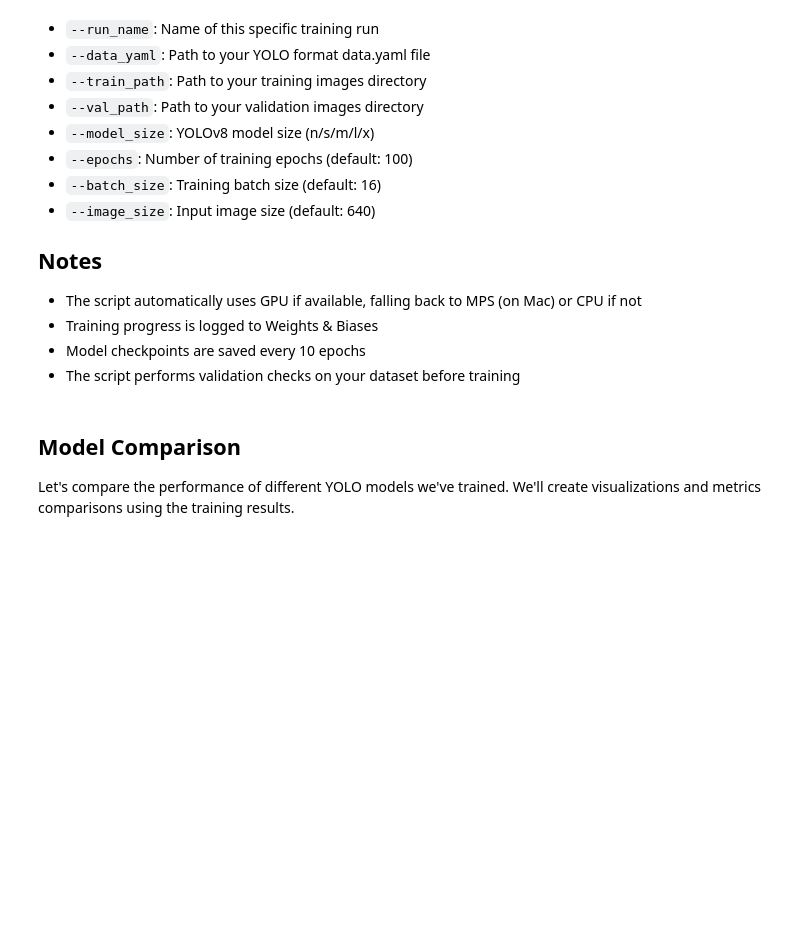
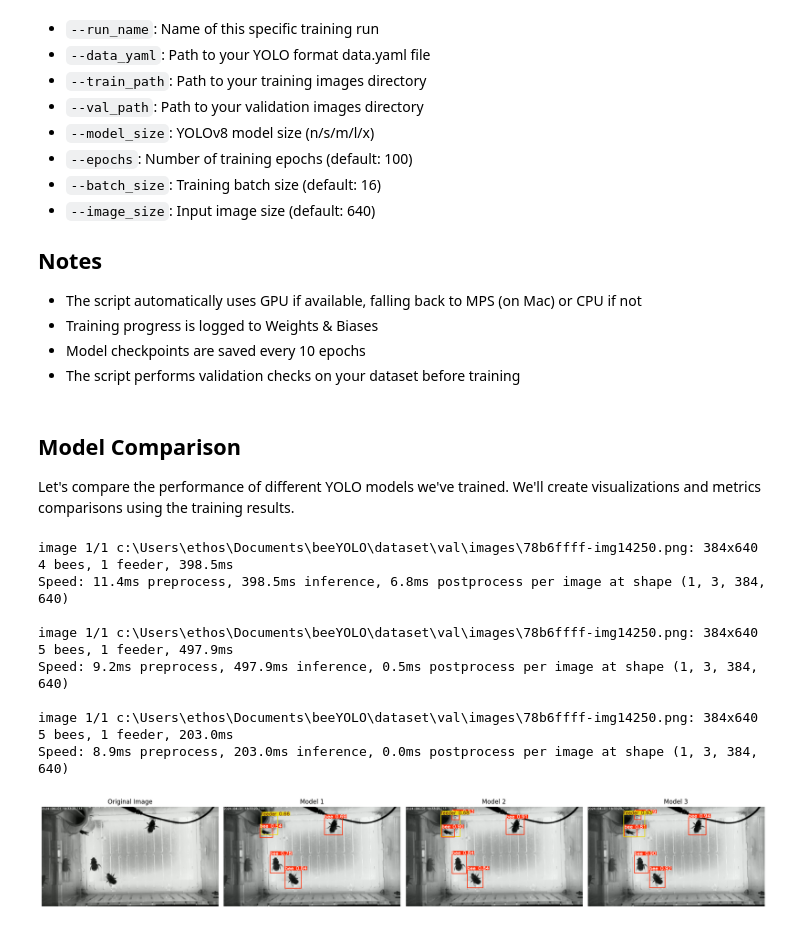
Before and after one commit to BEEhaviourLab/BEEhaviourLab-YOLO-training, a Jupyter notebook: 02_YOLO_model_training.ipynb, the cells around one changed output. Drawn from its saved outputs; the diff is of its cells as text; code cells hidden in the pictures; blank space fills up the shorter version.

Commit message:
added notebooks for model training and video inference

```diff
--- a/02_YOLO_model_training.ipynb
+++ b/02_YOLO_model_training.ipynb
@@ -91,16 +91,31 @@ Here are three example configurations for different training scenarios:
 ## Model Comparison
 Let's compare the performance of different YOLO models we've trained. We'll create visualizations and metrics comparisons using the training results.
 # %%
+from load_run_metrics import compare_model_predictions
+
 # Define paths for test image and models
-test_image = "dataset/val/images/example_test_image.jpg"  # Replace with your test image
+# Here you can choose any image from your validation set to test the models
+# Make sure you set the correct path to your model runs (folder structure will be similar to the example below)
+
+test_image = "dataset/val/images/78b6ffff-img14250.png"  # Replace with your test image
 model_paths = [
     'runs/detect/train5/weights/best.pt',
     'runs/detect/train6/weights/best.pt',
     'runs/detect/train7/weights/best.pt'
 ]
 
 # Compare model predictions
 try:
     compare_model_predictions(model_paths, test_image)
 except Exception as e:
     print(f"Error comparing predictions: {e}")
+# %% [output]
+image 1/1 c:\Users\ethos\Documents\beeYOLO\dataset\val\images\78b6ffff-img14250.png: 384x640 4 bees, 1 feeder, 398.5ms
+Speed: 11.4ms preprocess, 398.5ms inference, 6.8ms postprocess per image at shape (1, 3, 384, 640)
+
+image 1/1 c:\Users\ethos\Documents\beeYOLO\dataset\val\images\78b6ffff-img14250.png: 384x640 5 bees, 1 feeder, 497.9ms
+Speed: 9.2ms preprocess, 497.9ms inference, 0.5ms postprocess per image at shape (1, 3, 384, 640)
+
+image 1/1 c:\Users\ethos\Documents\beeYOLO\dataset\val\images\78b6ffff-img14250.png: 384x640 5 bees, 1 feeder, 203.0ms
+Speed: 8.9ms preprocess, 203.0ms inference, 0.0ms postprocess per image at shape (1, 3, 384, 640)
+[figure, added]
```
Also changed, not shown: parts of 2 cells of this notebook.
